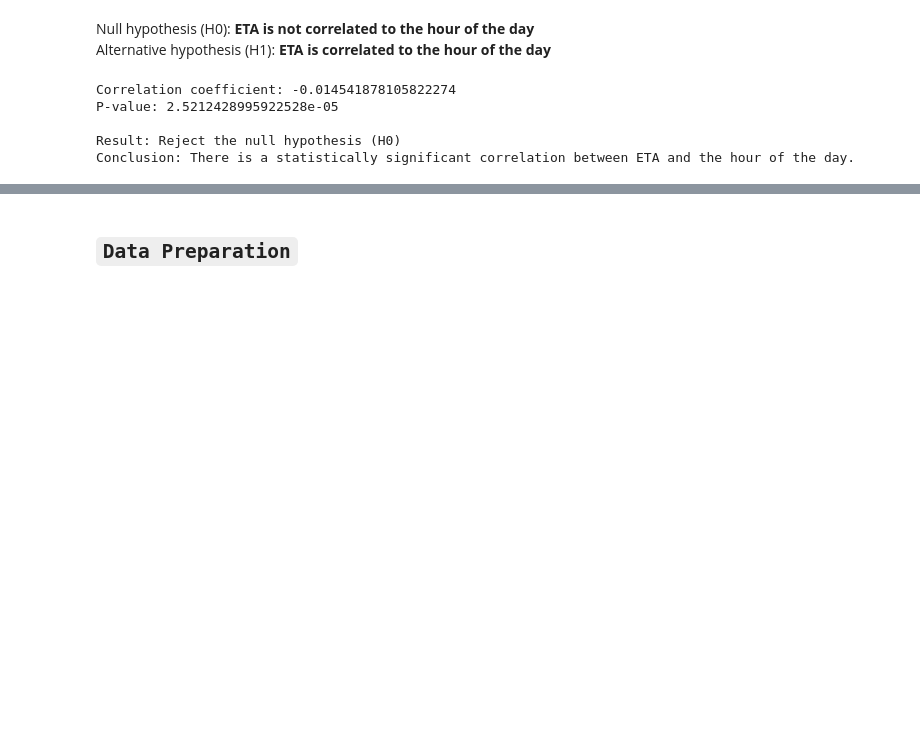
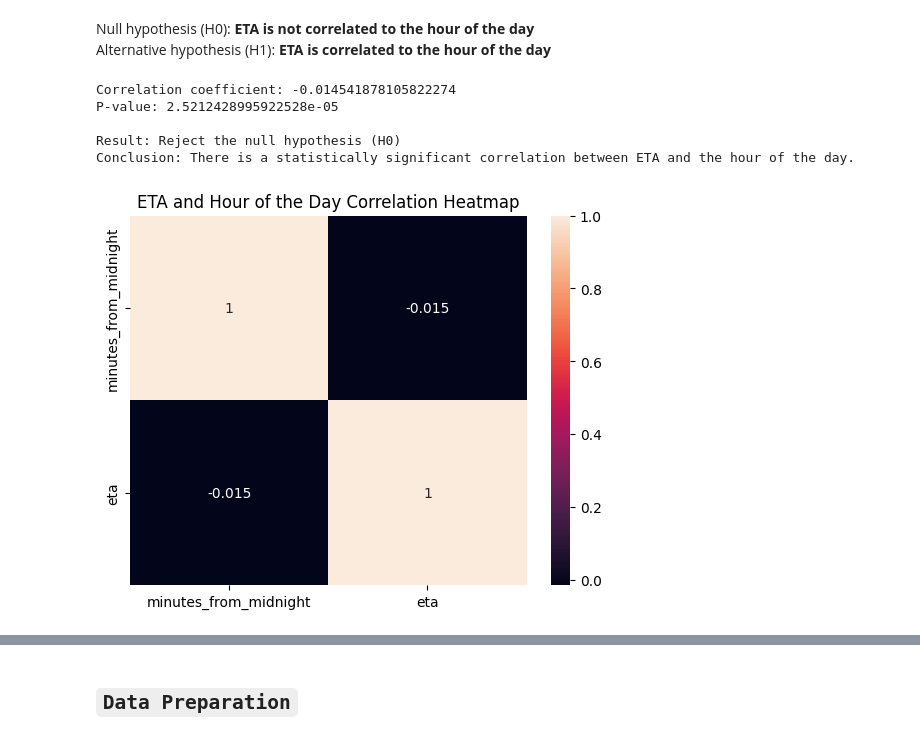
Before and after one commit to murithidenisgitobu/Yassir-Expected-Time-of-Arrival-ETA-Prediction, a Jupyter notebook: Notebook/yassir_notebook.ipynb, the cells around one changed output, grey strips where cells are left out. Drawn from its saved outputs; the diff is of its cells as text; code cells hidden in the pictures; blank space fills up the shorter version.

```diff
--- a/Notebook/yassir_notebook.ipynb
+++ b/Notebook/yassir_notebook.ipynb
@@ -674,3 +674,10 @@ P-value: 2.5212428995922528e-05
 
 Result: Reject the null hypothesis (H0)
 Conclusion: There is a statistically significant correlation between ETA and the hour of the day.
+# %%
+# Plot the correlation heatmap
+sns.heatmap(merged_data[['minutes_from_midnight', 'eta']].corr(), annot=True)
+plt.title('ETA and Hour of the Day Correlation Heatmap')
+plt.show()
+# %% [output]
+[figure, added]
```
Also changed, not shown: parts of 18 cells of this notebook.
